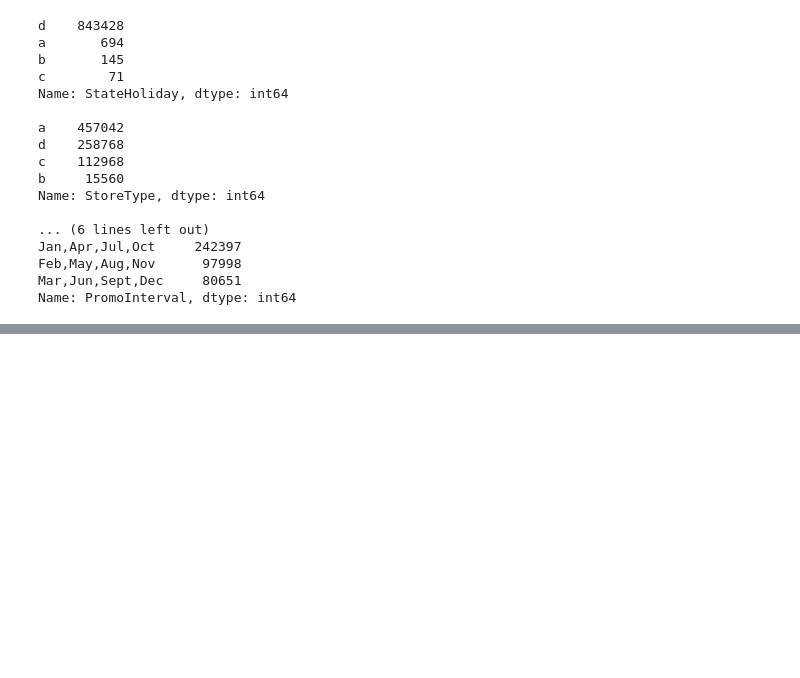
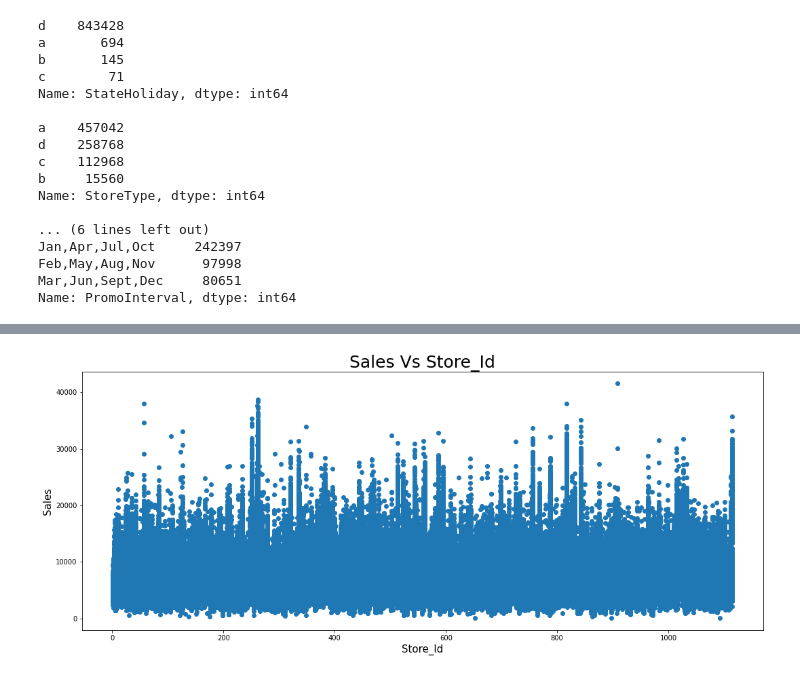
Before and after one commit to Kondasagar/Retail-Sales-Prediction-Regression-Model, a Jupyter notebook: Rossmann_Sales_Prediction_Capstone_Project.ipynb, the cells around one changed output, grey strips where cells are left out. Drawn from its saved outputs; the diff is of its cells as text; code cells hidden in the pictures; blank space fills up the shorter version.

```diff
--- a/Rossmann_Sales_Prediction_Capstone_Project.ipynb
+++ b/Rossmann_Sales_Prediction_Capstone_Project.ipynb
@@ -537,0 +625,10 @@ Name: PromoInterval, dtype: int64
+# %%
+# scatter plot btween Store Vs DayofWeek
+plt.figure(figsize=(18,7))
+plt.scatter(x=final_df['Store'], y=final_df['Sales'])
+plt.title('Sales Vs Store_Id',fontsize=25)
+plt.xlabel('Store_Id',fontsize=15)
+plt.ylabel('Sales',fontsize=15)
+plt.show()
+# %% [output]
+[figure, added]
```
Also changed, not shown: parts of 29 cells of this notebook.
